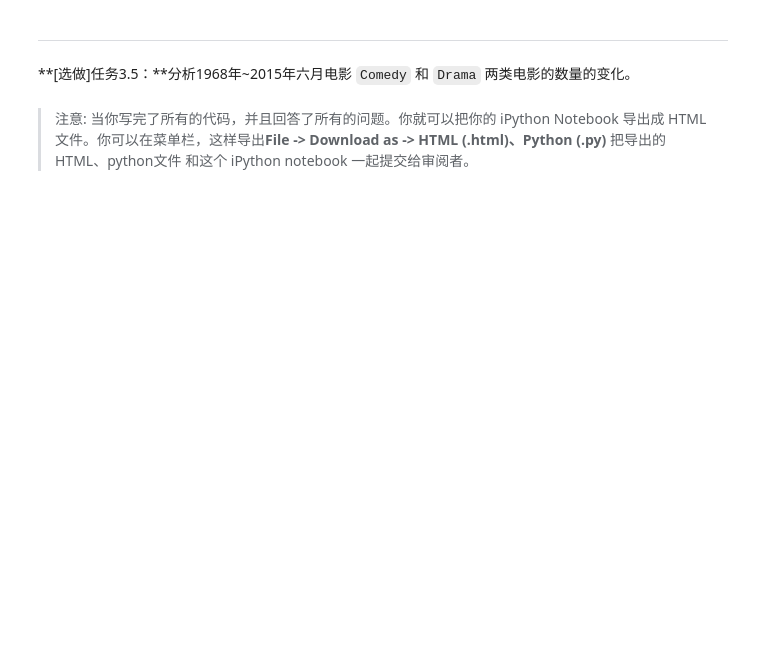
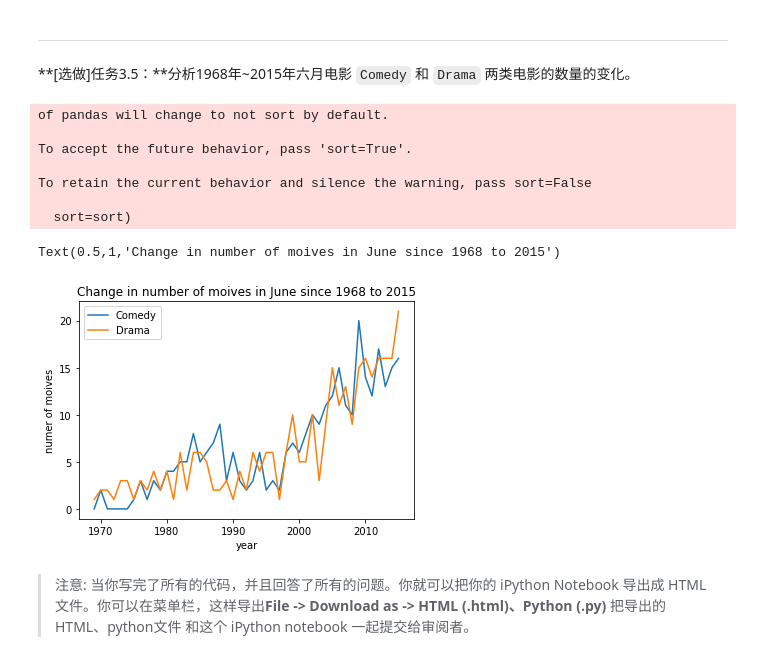
Before and after one commit to liyuze97/Udacity-projects, a Jupyter notebook: Explore Movie Dataset.ipynb, the cells around one changed output. Saved outputs shown, nothing was run; the diff lists cells and outputs as text; code cells hidden in the pictures; blank space fills up the shorter version.

```diff
--- a/Explore Movie Dataset.ipynb
+++ b/Explore Movie Dataset.ipynb
@@ -287,5 +274,44 @@ Name: release_date, Length: 10866, dtype: datetime64[ns]
 ---
 
 **[选做]任务3.5：**分析1968年~2015年六月电影 `Comedy` 和 `Drama` 两类电影的数量的变化。
+# %%
+# 获取所有的电影类型
+df = movie_data
+all_genre = set()
+for i in df['genres'].unique():
+  if isinstance(i,str):
+      all_genre = all_genre.union([g for g in i.split('|')])
+disp = pd.DataFrame(columns=['genres'])
+
+# 分析时间戳
+df['release_date'] = (pd.to_datetime(df['release_date']))
+#统计对应的类别
+for i,j in df[df['release_date'].dt.month==6].groupby(df['release_date'].dt.year):
+  tmp_genre = {}
+  for i in j['genres']:
+      if not isinstance(i,str):
+          continue
+      for g in i.split('|'):
+          tmp_genre[g] = tmp_genre.get(g, 0)+1
+  cat = pd.DataFrame.from_dict(tmp_genre,orient='index').T
+  cat.index = [j['release_date'].dt.year.values[0]]
+  disp = disp.append(cat)
+
+# 展示变化
+disp = disp.fillna(0)
+disp.loc[1968:2016,['Comedy', 'Drama']].plot()
+plt.xlabel('year')
+plt.ylabel('numer of moives')
+plt.title('Change in number of moives in June since 1968 to 2015')
+# %% [output]
+of pandas will change to not sort by default.
+
+To accept the future behavior, pass 'sort=True'.
+
+To retain the current behavior and silence the warning, pass sort=False
+
+  sort=sort)
+Text(0.5,1,'Change in number of moives in June since 1968 to 2015')
+[figure, added]
 # %% [markdown]
 > 注意: 当你写完了所有的代码，并且回答了所有的问题。你就可以把你的 iPython Notebook 导出成 HTML 文件。你可以在菜单栏，这样导出**File -> Download as -> HTML (.html)、Python (.py)** 把导出的 HTML、python文件 和这个 iPython notebook 一起提交给审阅者。
```
Also changed, not shown: parts of 2 cells of this notebook, 2 other files.
